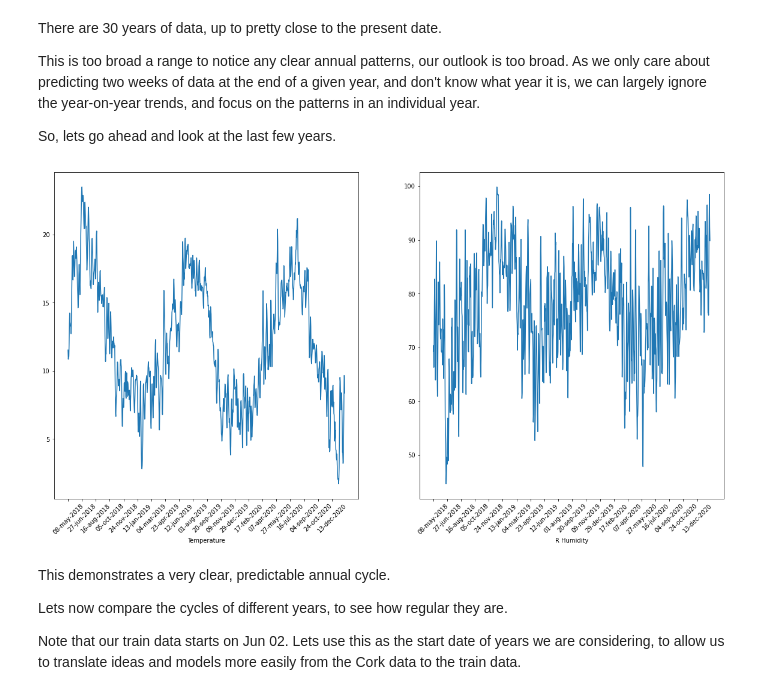
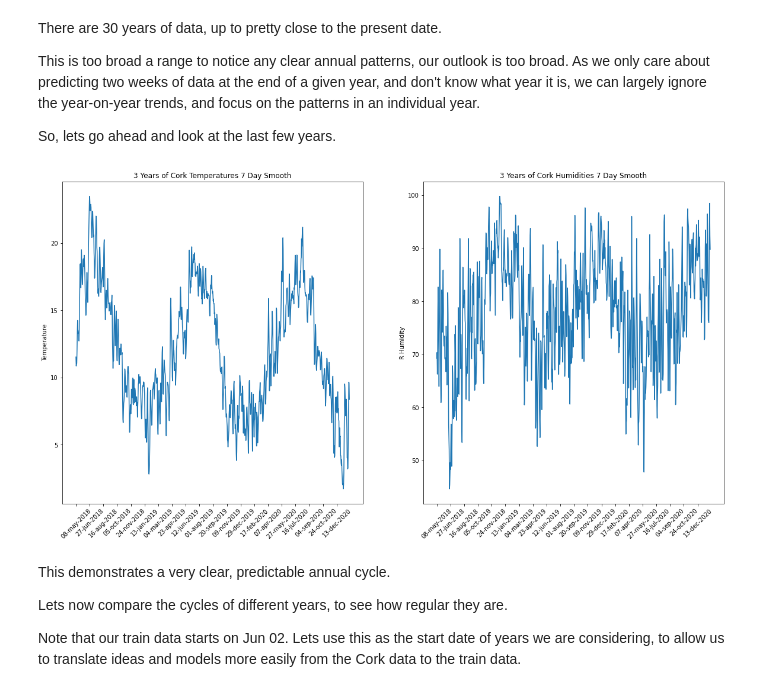
Before and after one commit to uccdatasoc/git-eireann, a Jupyter notebook: GitEireann_Data_Exploration_Part_1.ipynb, the cells around one changed output. Saved outputs shown, nothing was run; the diff lists cells and outputs as text; code cells hidden in the pictures.

```diff
--- a/GitEireann_Data_Exploration_Part_1.ipynb
+++ b/GitEireann_Data_Exploration_Part_1.ipynb
@@ -267,21 +285,23 @@ So, lets go ahead and look at the last few years.
 # %%
 # take the last 1000 days, roughly 3 years
 smooth_temps = smoothMa(avg_temp[-1000:], 3)
 smooth_rhum = smoothMa(avg_rhum[-1000:], 3)
 xlabs = avg_date[-1000::50]
 pos = [i*50 for i in range(len(xlabs))]
 fig, ax = plt.subplots(1,2, figsize=(20,10))
+ax[0].set_title("3 Years of Cork Temperatures 7 Day Smooth")
+ax[1].set_title("3 Years of Cork Humidities 7 Day Smooth")
 ax[0].plot(smooth_temps)
-ax[0].set_xlabel("Temperature")
+ax[0].set_ylabel("Temperature")
 ax[0].set_xticks(pos)
 ax[0].set_xticklabels(xlabs, rotation=45)
 ax[1].plot(smooth_rhum)
-ax[1].set_xlabel("R Humidity")
+ax[1].set_ylabel("R Humidity")
 ax[1].set_xticks(pos)
 ax[1].set_xticklabels(xlabs, rotation=45)
 plt.show()
 # %% [output]
-[figure, old version]
+[figure, new version]
 # %% [markdown]
 This demonstrates a very clear, predictable annual cycle.
 
```
Also changed, not shown: parts of 7 cells of this notebook.
